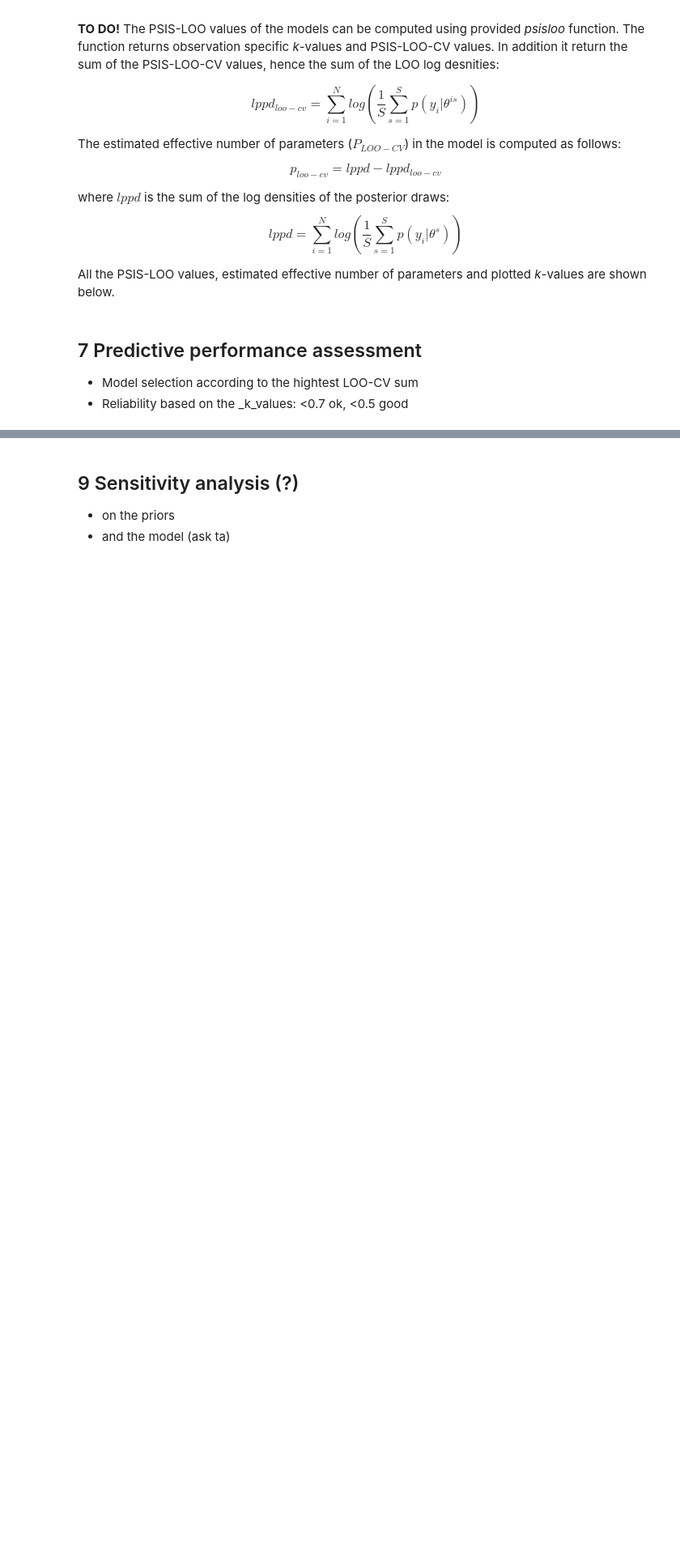
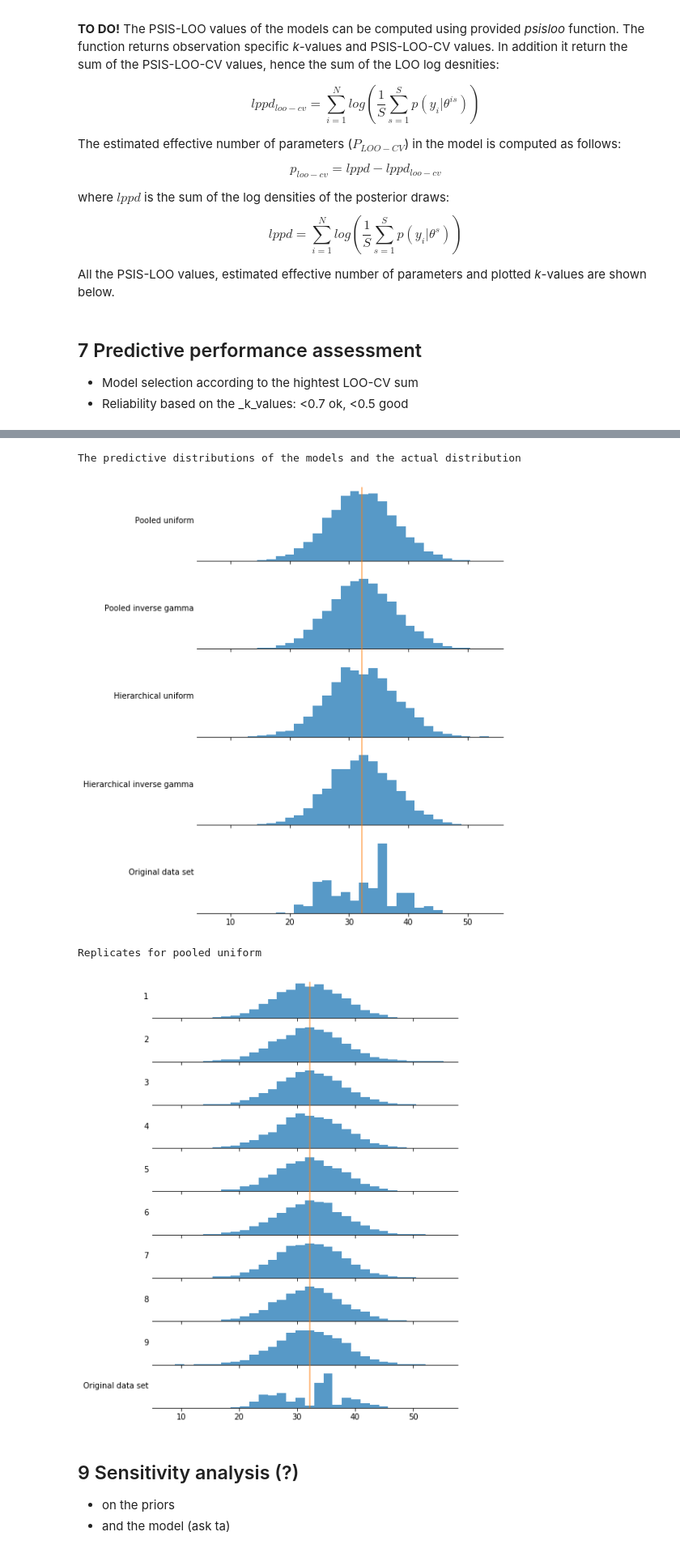
Before and after one commit to fuksi/bda_project_2018, a Jupyter notebook: notebook/BWF Badminton.ipynb, the cells around one changed output, grey strips where cells are left out. Shown at 81% size. Drawn from its saved outputs; the diff is of its cells as text; code cells hidden in the pictures; blank space fills up the shorter version.

Commit message:
Added a plot for showing predictive distributions

```diff
--- a/notebook/BWF Badminton.ipynb
+++ b/notebook/BWF Badminton.ipynb
@@ -225,17 +206,6 @@ plot_ypred(hier_inv_fit)
 # %% [markdown]
 ### 6.2 Pooled model
 __TO DO!__ In the pooled model the mean ($theta$ in the Stan code) and the deviation ($sigma$ in the Stan code) is computed from the combined data of all machines. The combined data means that the data of the machines are common and no distinction between machines can be made. In this model, the same Stan code can be used (detailed description can be found from section 8.1).
-# %%
-# Fit model
-y_pooled = []
-for i in range(0,len(factoryData.columns)):
-    y_pooled.extend(factoryData[i].values)
-model_data = dict(N = len(y_pooled), y = y_pooled)
-pfit = model.sampling(data=model_data, seed=194838)
-stan_utility.check_treedepth(pfit)
-stan_utility.check_energy(pfit)
-stan_utility.check_div(pfit)
-print(pfit)
 # %% [markdown]
 ### 6.3 Hierarchical model
 __TO DO!__ The hierarchical model is a combination of the separated and pooled models. This means that in this exercise, each machine has own mean $\theta_j$ ($theta[J]$ in Stan code) and common standard deviation $\sigma^2$ ($sigma$ in Stan code). Furthermore, all the means are controlled by common hyperparameters $\mu_p$ ($theta0$) and $\sigma^2_p$ ($sigma0$) which means that the means are drawn from the common distribution described by these hyperparameters.The Stan code below fits the data of each machine ($y[:,j]$) to normal distribution using the machine specific mean drawn from common distribution ($theat[j]$) and common standard deviation ($sigma$). Once the common mean distribution has been computed and the data has been fitted, the learned $theta[j]$ and $sigma$ values can be used to compute the log-likelihood values of each observation ($N=30$) for every posterior draw ($S$). The resulting matrix ($SxN$) is later used in LOO-CV and P LOO-CV.
@@ -355,3 +267,27 @@ run compare_yreds_against_actual_distribution
+# %%
+#Note that for hierarchical models, the new predictive tournament is computed from common hyperparatemers
+ypreds = [
+    pool_uni_fit.extract(permuted=True)['ypred'],     #Pooled unifrom new predictive tournament
+    pool_inv_fit.extract(permuted=True)['ypred'],     #Pooled inverse gamma new predictive tournament
+    hier_uni_fit.extract(permuted=True)['ypred_new'], #Hierarchical unifrom new predictive tournament
+    hier_inv_fit.extract(permuted=True)['ypred_new']  #Hierarchical inverse gamma new predictive tournament
+]
+ypreds_labels = ['Pooled uniform', 'Pooled inverse gamma', "Hierarchical uniform", "Hierarchical inverse gamma"]
+
+print("The predictive distributions of the models and the actual distribution")
+compare_new_predictive_against_actual_distribution(ypreds,pooled_data,ypreds_labels,'Original data set')
+
+#Replicates: NOTE! NOT CORRECT!
+print("Replicates for pooled uniform")
+test = pool_uni_fit.extract(permuted=True)['yrep']
+compare_new_predictive_against_actual_distribution(
+    [test[:,i] for i in range(test.shape[1])],pooled_data,
+    [i+1  for i in range(0,9)],'Original data set')
+# %% [output]
+The predictive distributions of the models and the actual distribution
+[figure, added]
+Replicates for pooled uniform
+[figure, added]
 # %%
 #Show predictive distributions for all the machines and for new machine
 def show_predictive_distributions(samples):
```
Also changed, not shown: parts of 29 cells of this notebook.
